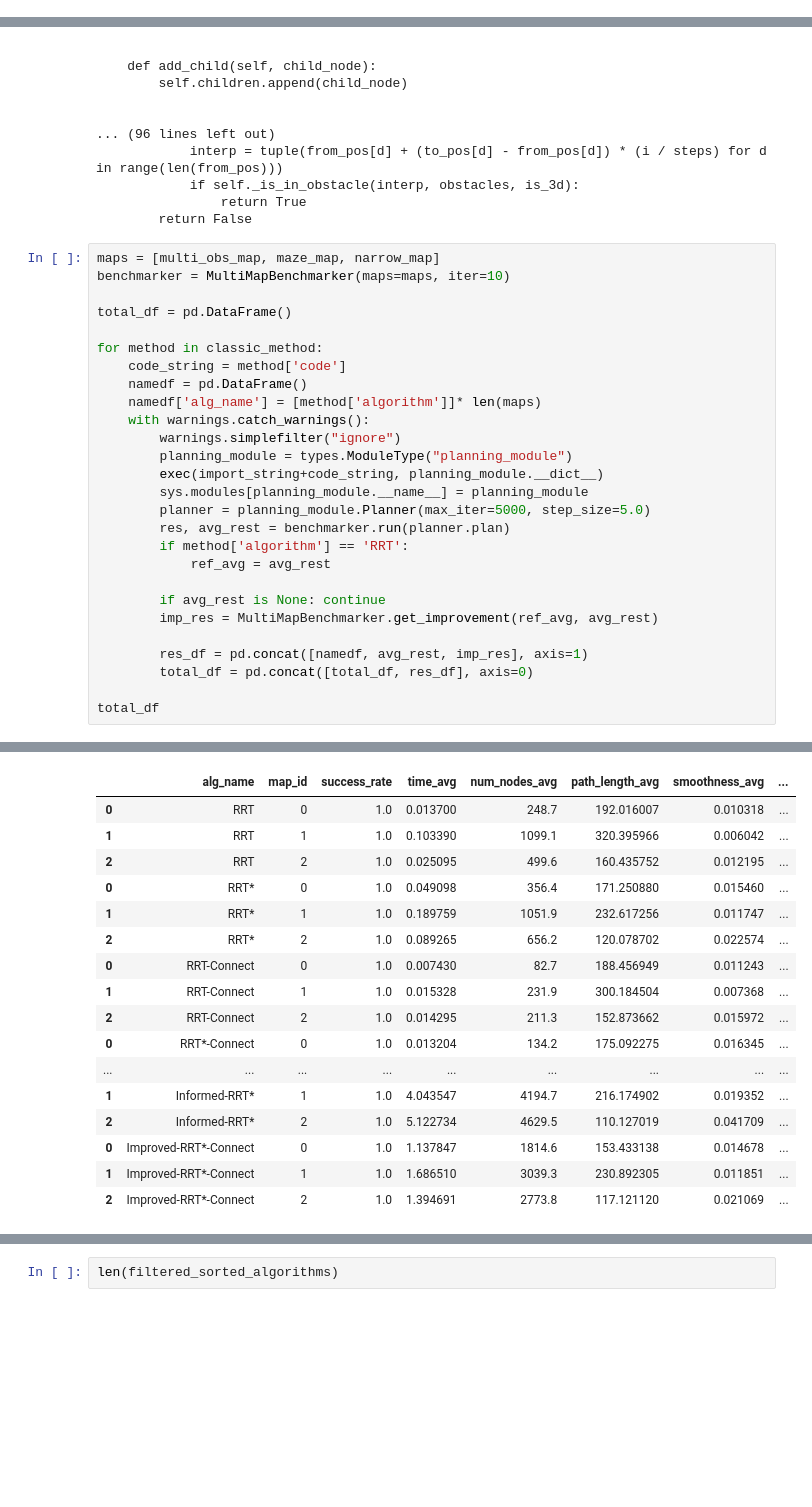
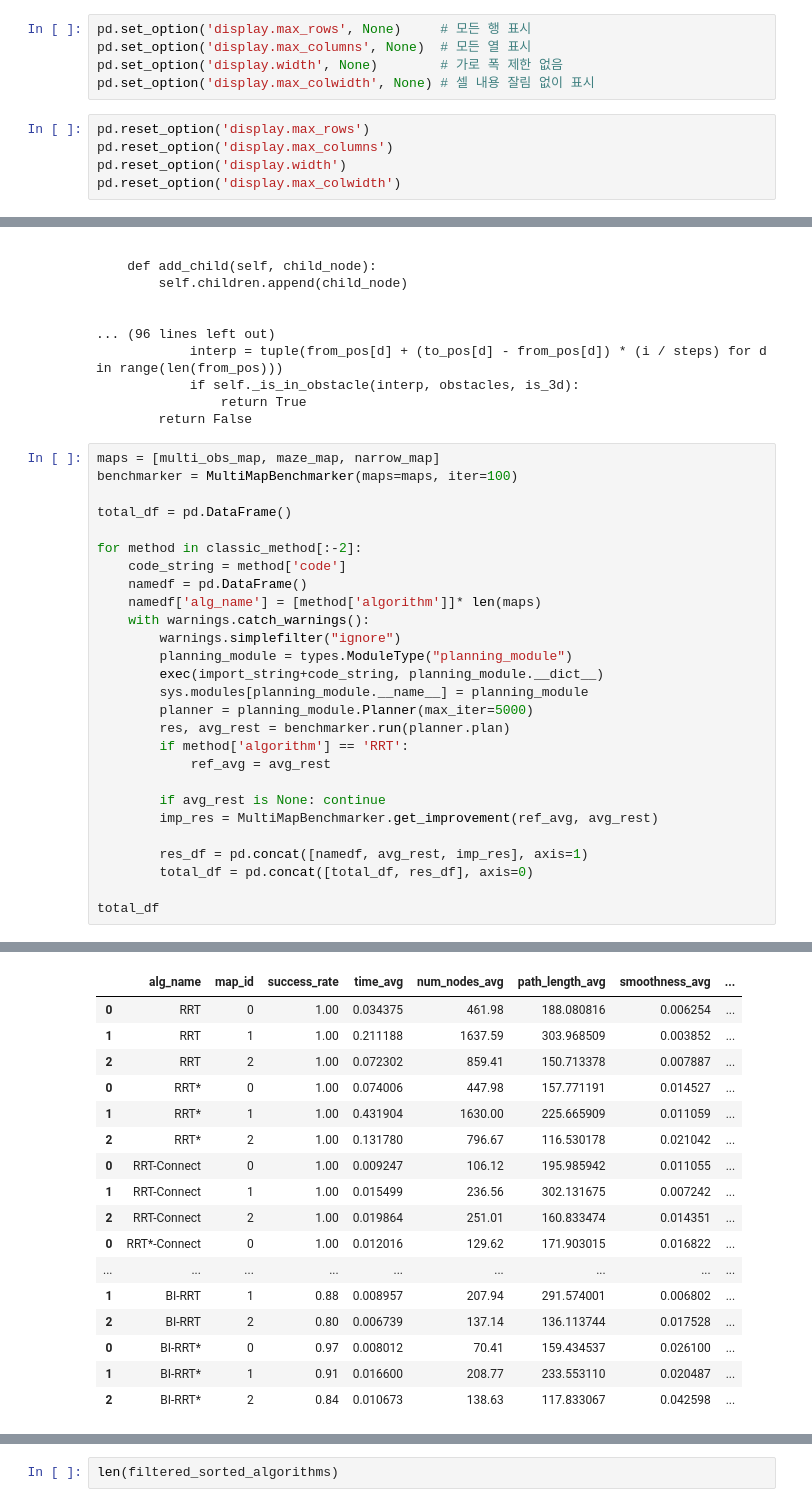
Before and after one commit to by-hwa/eoh_path_planning, a Jupyter notebook: test2.ipynb, the cells around one changed output, grey strips where cells are left out. Saved outputs shown, nothing was run; the diff lists cells and outputs as text; blank space fills up the shorter version.

```diff
--- a/test2.ipynb
+++ b/test2.ipynb
@@ -14,6 +14,16 @@ import plotly.graph_objs as go
 import plotly.express as px
 import pandas as pd
 import os
+# %%
+pd.set_option('display.max_rows', None)     # 모든 행 표시
+pd.set_option('display.max_columns', None)  # 모든 열 표시
+pd.set_option('display.width', None)        # 가로 폭 제한 없음
+pd.set_option('display.max_colwidth', None) # 셀 내용 잘림 없이 표시
+# %%
+pd.reset_option('display.max_rows')
+pd.reset_option('display.max_columns')
+pd.reset_option('display.width')
+pd.reset_option('display.max_colwidth')
 # %%
 class Map(NamedTuple):
     grid: np.ndarray
@@ -1250,11 +1306,11 @@ class Node:
         return False
 # %%
 maps = [multi_obs_map, maze_map, narrow_map]
-benchmarker = MultiMapBenchmarker(maps=maps, iter=10)
+benchmarker = MultiMapBenchmarker(maps=maps, iter=100)
 
 total_df = pd.DataFrame()
 
-for method in classic_method:
+for method in classic_method[:-2]:
     code_string = method['code']
     namedf = pd.DataFrame()
     namedf['alg_name'] = [method['algorithm']]* len(maps)
@@ -1263,7 +1319,7 @@ for method in classic_method:
         planning_module = types.ModuleType("planning_module")
         exec(import_string+code_string, planning_module.__dict__)
         sys.modules[planning_module.__name__] = planning_module
-        planner = planning_module.Planner(max_iter=5000, step_size=5.0)
+        planner = planning_module.Planner(max_iter=5000)
         res, avg_rest = benchmarker.run(planner.plan)
         if method['algorithm'] == 'RRT':
             ref_avg = avg_rest
@@ -1296,17 +1352,17 @@ Total time taken for all maps: 42.2130 seconds
 |  | alg_name | map_id | success_rate | time_avg | num_nodes_avg | path_length_avg | smoothness_avg | ... |
-| 0 | RRT | 0 | 1.0 | 0.013700 | 248.7 | 192.016007 | 0.010318 | ... |
-| 1 | RRT | 1 | 1.0 | 0.103390 | 1099.1 | 320.395966 | 0.006042 | ... |
-| 2 | RRT | 2 | 1.0 | 0.025095 | 499.6 | 160.435752 | 0.012195 | ... |
-| 0 | RRT* | 0 | 1.0 | 0.049098 | 356.4 | 171.250880 | 0.015460 | ... |
-| 1 | RRT* | 1 | 1.0 | 0.189759 | 1051.9 | 232.617256 | 0.011747 | ... |
-| 2 | RRT* | 2 | 1.0 | 0.089265 | 656.2 | 120.078702 | 0.022574 | ... |
-| 0 | RRT-Connect | 0 | 1.0 | 0.007430 | 82.7 | 188.456949 | 0.011243 | ... |
-| 1 | RRT-Connect | 1 | 1.0 | 0.015328 | 231.9 | 300.184504 | 0.007368 | ... |
-| 2 | RRT-Connect | 2 | 1.0 | 0.014295 | 211.3 | 152.873662 | 0.015972 | ... |
-| 0 | RRT*-Connect | 0 | 1.0 | 0.013204 | 134.2 | 175.092275 | 0.016345 | ... |
+| 0 | RRT | 0 | 1.00 | 0.034375 | 461.98 | 188.080816 | 0.006254 | ... |
+| 1 | RRT | 1 | 1.00 | 0.211188 | 1637.59 | 303.968509 | 0.003852 | ... |
+| 2 | RRT | 2 | 1.00 | 0.072302 | 859.41 | 150.713378 | 0.007887 | ... |
+| 0 | RRT* | 0 | 1.00 | 0.074006 | 447.98 | 157.771191 | 0.014527 | ... |
+| 1 | RRT* | 1 | 1.00 | 0.431904 | 1630.00 | 225.665909 | 0.011059 | ... |
+| 2 | RRT* | 2 | 1.00 | 0.131780 | 796.67 | 116.530178 | 0.021042 | ... |
+| 0 | RRT-Connect | 0 | 1.00 | 0.009247 | 106.12 | 195.985942 | 0.011055 | ... |
+| 1 | RRT-Connect | 1 | 1.00 | 0.015499 | 236.56 | 302.131675 | 0.007242 | ... |
+| 2 | RRT-Connect | 2 | 1.00 | 0.019864 | 251.01 | 160.833474 | 0.014351 | ... |
+| 0 | RRT*-Connect | 0 | 1.00 | 0.012016 | 129.62 | 171.903015 | 0.016822 | ... |
 | ... | ... | ... | ... | ... | ... | ... | ... | ... |
-| 1 | Informed-RRT* | 1 | 1.0 | 4.043547 | 4194.7 | 216.174902 | 0.019352 | ... |
-| 2 | Informed-RRT* | 2 | 1.0 | 5.122734 | 4629.5 | 110.127019 | 0.041709 | ... |
-| 0 | Improved-RRT*-Connect | 0 | 1.0 | 1.137847 | 1814.6 | 153.433138 | 0.014678 | ... |
-| 1 | Improved-RRT*-Connect | 1 | 1.0 | 1.686510 | 3039.3 | 230.892305 | 0.011851 | ... |
-| 2 | Improved-RRT*-Connect | 2 | 1.0 | 1.394691 | 2773.8 | 117.121120 | 0.021069 | ... |
+| 1 | BI-RRT | 1 | 0.88 | 0.008957 | 207.94 | 291.574001 | 0.006802 | ... |
+| 2 | BI-RRT | 2 | 0.80 | 0.006739 | 137.14 | 136.113744 | 0.017528 | ... |
+| 0 | BI-RRT* | 0 | 0.97 | 0.008012 | 70.41 | 159.434537 | 0.026100 | ... |
+| 1 | BI-RRT* | 1 | 0.91 | 0.016600 | 208.77 | 233.553110 | 0.020487 | ... |
+| 2 | BI-RRT* | 2 | 0.84 | 0.010673 | 138.63 | 117.833067 | 0.042598 | ... |
```
Also changed, not shown: parts of 40 cells of this notebook, 49 other files.
